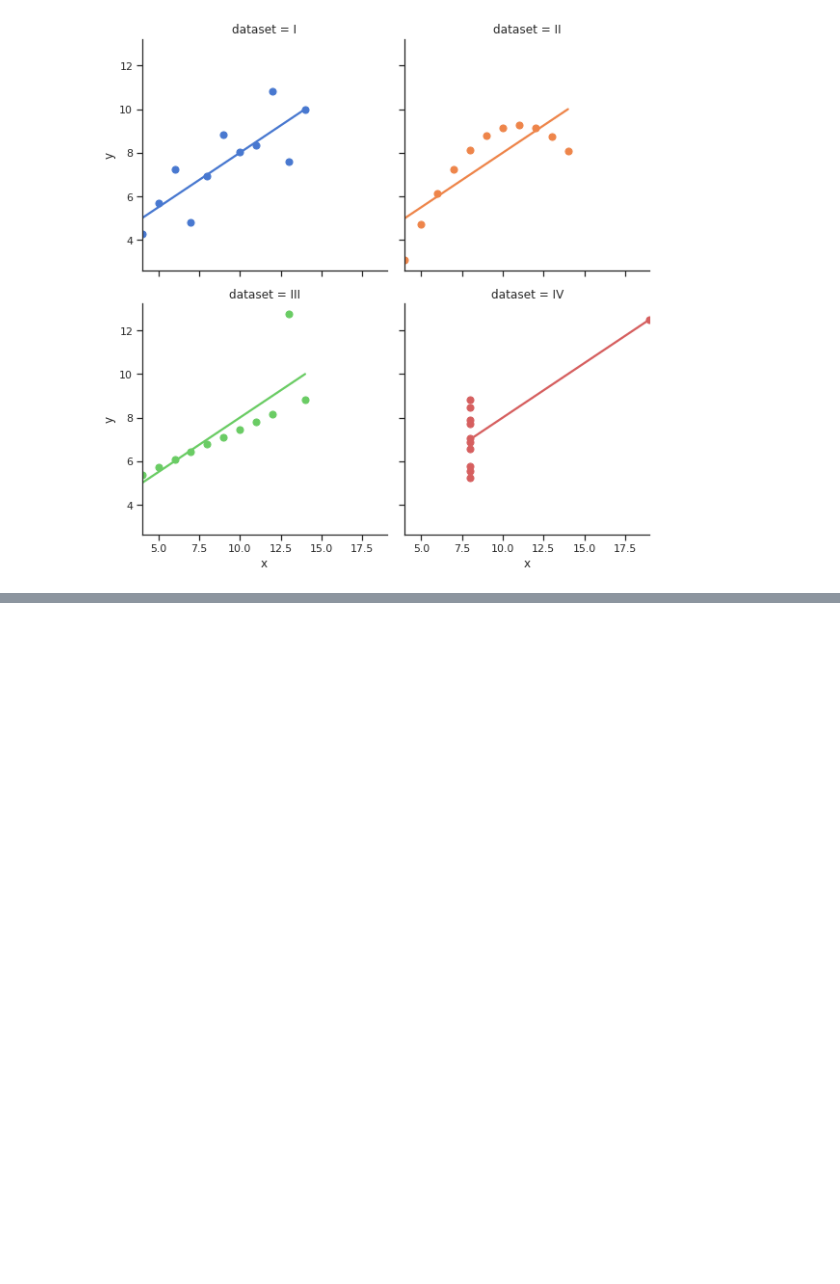
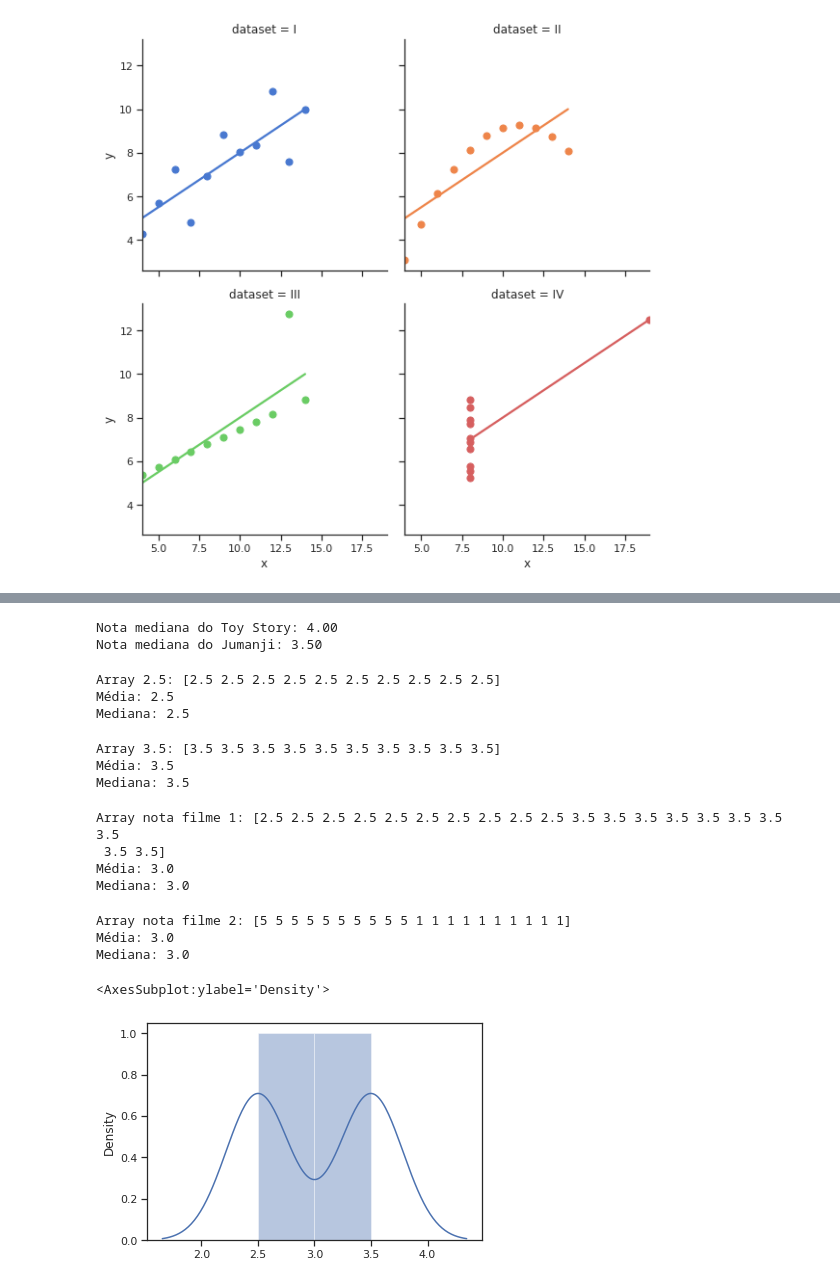
Before and after one commit to Henriquemcc/Aprendendo_Data_Science, a Jupyter notebook: Introdução à Data Science.ipynb, the cells around one changed output, grey strips where cells are left out. Saved outputs shown, nothing was run; the diff lists cells and outputs as text; code cells hidden in the pictures; blank space fills up the shorter version.

```diff
--- a/Introdução à Data Science.ipynb
+++ b/Introdução à Data Science.ipynb
@@ -687,0 +759,50 @@ seaborn.lmplot(x="x", y="y", col="dataset", hue="dataset", data=df, col_wrap=2,
+# %%
+print("Nota mediana do Toy Story: %.2f" % notas_do_toy_story.nota.median())
+print("Nota mediana do Jumanji: %.2f" % notas_do_jumanji.nota.median())
+# %% [output]
+Nota mediana do Toy Story: 4.00
+Nota mediana do Jumanji: 3.50
+# %%
+import numpy
+
+numpy_array_dois_e_meio = numpy.array([2.5] * 10)
+print("Array 2.5:", numpy_array_dois_e_meio)
+print("Média:", numpy_array_dois_e_meio.mean())
+print("Mediana:", numpy.median(numpy_array_dois_e_meio))
+# %% [output]
+Array 2.5: [2.5 2.5 2.5 2.5 2.5 2.5 2.5 2.5 2.5 2.5]
+Média: 2.5
+Mediana: 2.5
+# %%
+numpy_array_tres_e_meio = numpy.array([3.5]* 10)
+print("Array 3.5:", numpy_array_tres_e_meio)
+print("Média:", numpy_array_tres_e_meio.mean())
+print("Mediana:", numpy.median(numpy_array_tres_e_meio))
+# %% [output]
+Array 3.5: [3.5 3.5 3.5 3.5 3.5 3.5 3.5 3.5 3.5 3.5]
+Média: 3.5
+Mediana: 3.5
+# %%
+nota_filme1 = numpy.append(numpy.array([2.5] * 10), numpy.array([3.5]* 10))
+print("Array nota filme 1:", nota_filme1)
+print("Média:", nota_filme1.mean())
+print("Mediana:", numpy.median(nota_filme1))
+# %% [output]
+Array nota filme 1: [2.5 2.5 2.5 2.5 2.5 2.5 2.5 2.5 2.5 2.5 3.5 3.5 3.5 3.5 3.5 3.5 3.5 3.5
+ 3.5 3.5]
+Média: 3.0
+Mediana: 3.0
+# %%
+nota_filme2 = numpy.append(numpy.array([5] * 10), numpy.array([1]*10))
+print("Array nota filme 2:", nota_filme2)
+print("Média:", nota_filme2.mean())
+print("Mediana:", numpy.median(nota_filme2))
+# %% [output]
+Array nota filme 2: [5 5 5 5 5 5 5 5 5 5 1 1 1 1 1 1 1 1 1 1]
+Média: 3.0
+Mediana: 3.0
+# %%
+seaborn.distplot(nota_filme1)
+# %% [output]
+<AxesSubplot:ylabel='Density'>
+[figure, added]
```
Also changed, not shown: parts of 26 cells of this notebook.
